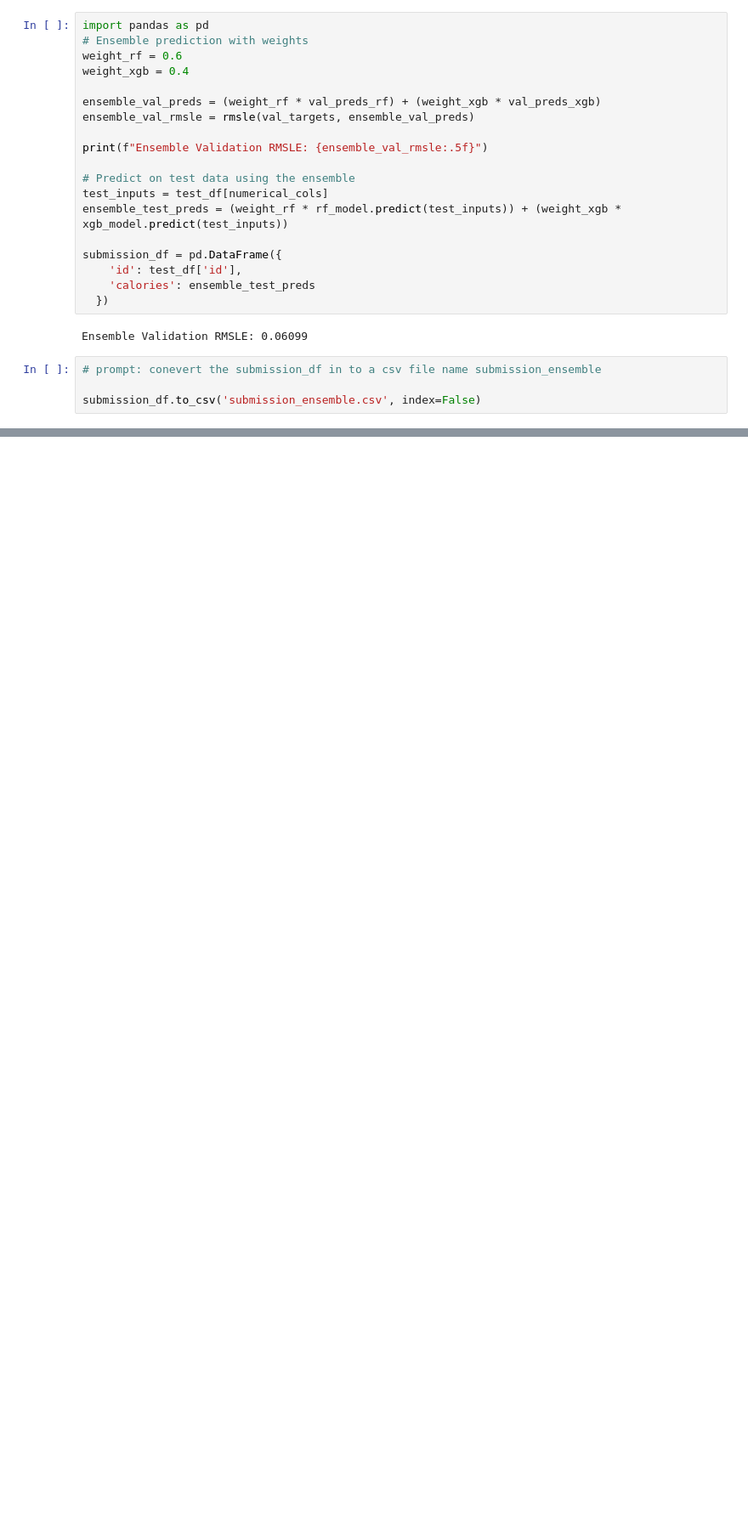
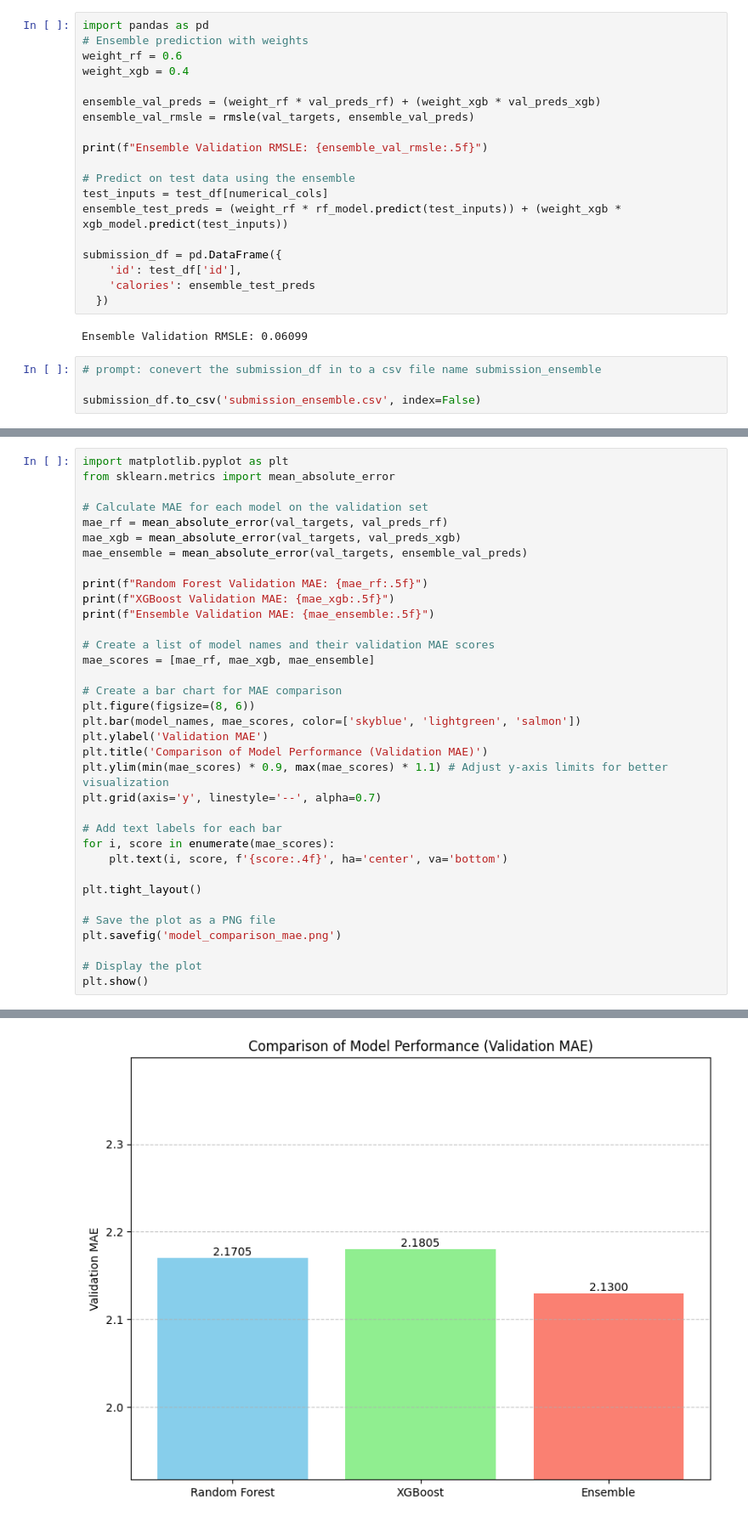
Before and after one commit to 9mithun9/Calorie-Prediction-Model, a Jupyter notebook: Calorie_Prediction_Model_ensemble_(V2).ipynb, the cells around one changed output, grey strips where cells are left out. Shown at 85% size. Cells and saved outputs as stored; diff of their text form; blank space fills up the shorter version.

```diff
--- a/Calorie_Prediction_Model_ensemble_(V2).ipynb
+++ b/Calorie_Prediction_Model_ensemble_(V2).ipynb
@@ -208,0 +292,36 @@ submission_df.to_csv('submission_ensemble.csv', index=False)
+# %%
+import matplotlib.pyplot as plt
+from sklearn.metrics import mean_absolute_error
+
+# Calculate MAE for each model on the validation set
+mae_rf = mean_absolute_error(val_targets, val_preds_rf)
+mae_xgb = mean_absolute_error(val_targets, val_preds_xgb)
+mae_ensemble = mean_absolute_error(val_targets, ensemble_val_preds)
+
+print(f"Random Forest Validation MAE: {mae_rf:.5f}")
+print(f"XGBoost Validation MAE: {mae_xgb:.5f}")
+print(f"Ensemble Validation MAE: {mae_ensemble:.5f}")
+
+# Create a list of model names and their validation MAE scores
+mae_scores = [mae_rf, mae_xgb, mae_ensemble]
+
+# Create a bar chart for MAE comparison
+plt.figure(figsize=(8, 6))
+plt.bar(model_names, mae_scores, color=['skyblue', 'lightgreen', 'salmon'])
+plt.ylabel('Validation MAE')
+plt.title('Comparison of Model Performance (Validation MAE)')
+plt.ylim(min(mae_scores) * 0.9, max(mae_scores) * 1.1) # Adjust y-axis limits for better visualization
+plt.grid(axis='y', linestyle='--', alpha=0.7)
+
+# Add text labels for each bar
+for i, score in enumerate(mae_scores):
+    plt.text(i, score, f'{score:.4f}', ha='center', va='bottom')
+
+plt.tight_layout()
+
+# Save the plot as a PNG file
+plt.savefig('model_comparison_mae.png')
+
+# Display the plot
+plt.show()
+# %% [output]
@@ -208,0 +331 @@ submission_df.to_csv('submission_ensemble.csv', index=False)
+[figure, added]
```
Also changed, not shown: parts of 8 cells of this notebook.
